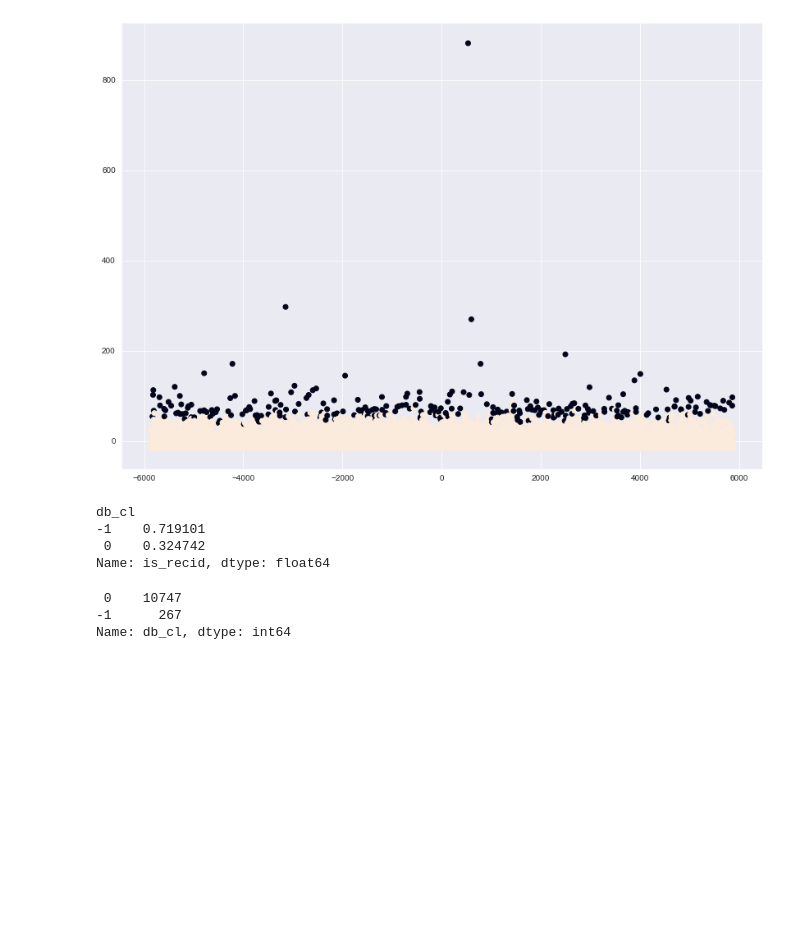
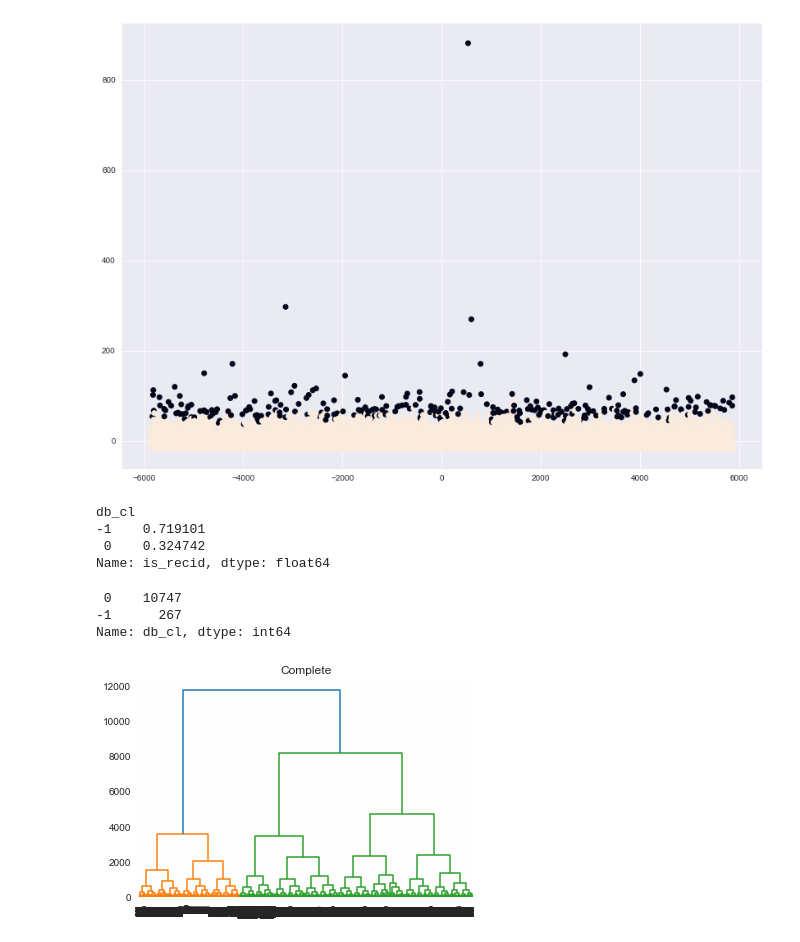
Before and after one commit to PJaramilloV/bias-no-basado, a Jupyter notebook: src/pregunta-2.ipynb, the cells around one changed output. Drawn from its saved outputs; the diff is of its cells as text; code cells hidden in the pictures; blank space fills up the shorter version.

```diff
--- a/src/pregunta-2.ipynb
+++ b/src/pregunta-2.ipynb
@@ -46,7 +46,7 @@ main_people.head()
 # %%
 # Como se ve, las columnas que corresponden a reincidencia son is_recid, num_r_cases, charges_recid, charges_not_recid, decile_recid
 # Entonces las quitamos para hacer el clustering
-blind_recid_people = main_people.drop(['is_recid', 'num_r_cases', 'charges_recid', 'charges_no_recid', 'decile_recid'], axis=1)
+blind_recid_people = main_people.drop(['is_recid', 'num_r_cases', 'charges_recid', 'charges_total', 'charge_latest', 'decile_recid'], axis=1)
 blind_recid_people.head()
 # %% [output]
 |  | id | sex | dob | juv_fel_count | juv_misd_count | juv_other_count | compas_screening_date | ... |
@@ -147,3 +147,15 @@ main_people.db_cl.value_counts()
  0    10747
 -1      267
 Name: db_cl, dtype: int64
+# %%
+# Ahora vamos a usar agglomerative clustering
+complete = linkage(blind_recid_people, 'complete')
+single = linkage(blind_recid_people, 'single')
+average = linkage(blind_recid_people, 'average')
+ward = linkage(blind_recid_people, 'ward')
+
+dendrogram(complete, labels=blind_recid_people.index, orientation='top', leaf_rotation=90)
+plt.title('Complete')
+plt.show()
+# %% [output]
+[figure, added]
```
Also changed, not shown: parts of 8 cells of this notebook.
